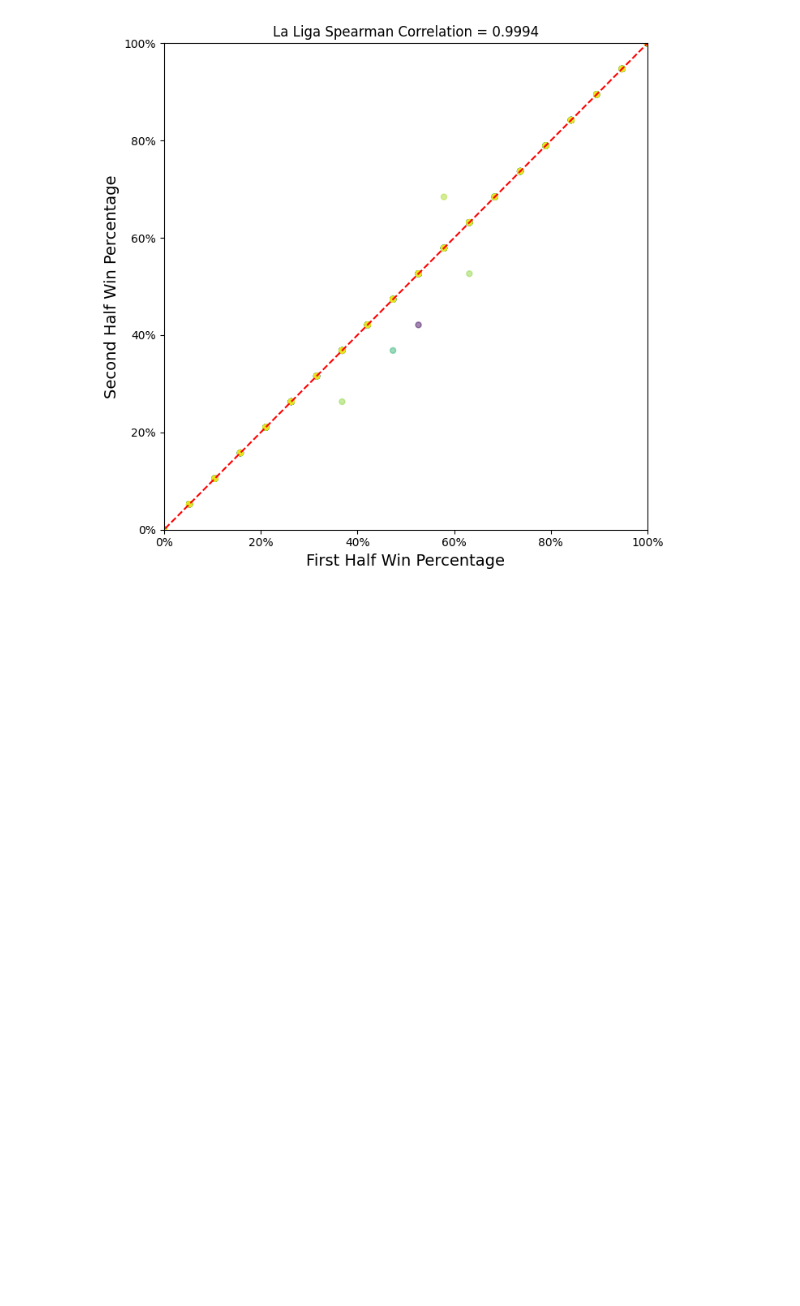
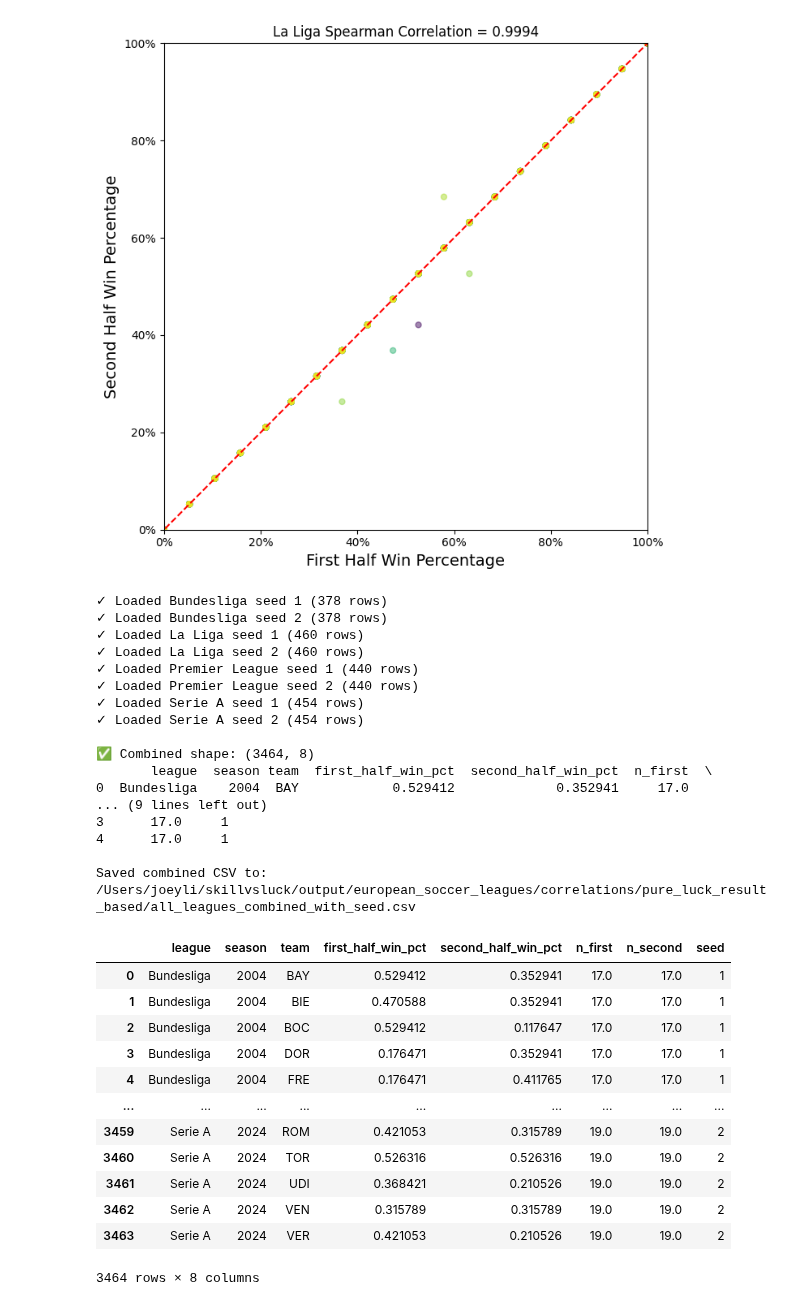
Before and after one commit to mikeyautorino2/skillvsluck, a Jupyter notebook: output/european_soccer_leagues/correlations/correlations.ipynb, the cells around one changed output. Drawn from its saved outputs; the diff is of its cells as text; code cells hidden in the pictures; blank space fills up the shorter version.

```diff
--- a/output/european_soccer_leagues/correlations/correlations.ipynb
+++ b/output/european_soccer_leagues/correlations/correlations.ipynb
@@ -211,3 +211,80 @@ for league in league_data:
 [figure]
 [figure]
 [figure]
+# %%
+import pandas as pd
+from pathlib import Path
+
+base_dir = Path("/Users/joeyli/skillvsluck/output/european_soccer_leagues/correlations/pure_luck_result_based")
+csv_files = sorted(base_dir.glob("*_seed_*.csv"))
+
+dfs = []
+
+for file in csv_files:
+    name_parts = file.stem.split("_")
+
+    # Extract league name (everything before "first")
+    if "first" in name_parts:
+        league_parts = name_parts[:name_parts.index("first")]
+    else:
+        league_parts = name_parts[:-2]  # fallback
+
+    league = " ".join(league_parts).title()
+
+    # ✅ Extract seed value
+    if "seed" in name_parts:
+        seed_index = name_parts.index("seed")
+        seed = int(name_parts[seed_index + 1])
+    else:
+        seed = None
+
+    # Load CSV and add metadata
+    df = pd.read_csv(file)
+    df["league"] = league
+    df["seed"] = seed
+
+    dfs.append(df)
+    print(f"✓ Loaded {league} seed {seed} ({len(df)} rows)")
+
+# Combine everything
+combined_df = pd.concat(dfs, ignore_index=True)
+
+print(f"\n✅ Combined shape: {combined_df.shape}")
+print(combined_df.head())
+
+# Optional: save
+output_path = base_dir / "all_leagues_combined_with_seed.csv"
+combined_df.to_csv(output_path, index=False)
+print(f"\nSaved combined CSV to: {output_path}")
+combined_df
+# %% [output]
+✓ Loaded Bundesliga seed 1 (378 rows)
+✓ Loaded Bundesliga seed 2 (378 rows)
+✓ Loaded La Liga seed 1 (460 rows)
+✓ Loaded La Liga seed 2 (460 rows)
+✓ Loaded Premier League seed 1 (440 rows)
+✓ Loaded Premier League seed 2 (440 rows)
+✓ Loaded Serie A seed 1 (454 rows)
+✓ Loaded Serie A seed 2 (454 rows)
+
+✅ Combined shape: (3464, 8)
+       league  season team  first_half_win_pct  second_half_win_pct  n_first  \
+0  Bundesliga    2004  BAY            0.529412             0.352941     17.0
+... (9 lines left out)
+3      17.0     1
+4      17.0     1
+
+Saved combined CSV to: /Users/joeyli/skillvsluck/output/european_soccer_leagues/correlations/pure_luck_result_based/all_leagues_combined_with_seed.csv
+|  | league | season | team | first_half_win_pct | second_half_win_pct | n_first | n_second | seed |
+| 0 | Bundesliga | 2004 | BAY | 0.529412 | 0.352941 | 17.0 | 17.0 | 1 |
+| 1 | Bundesliga | 2004 | BIE | 0.470588 | 0.352941 | 17.0 | 17.0 | 1 |
+| 2 | Bundesliga | 2004 | BOC | 0.529412 | 0.117647 | 17.0 | 17.0 | 1 |
+| 3 | Bundesliga | 2004 | DOR | 0.176471 | 0.352941 | 17.0 | 17.0 | 1 |
+| 4 | Bundesliga | 2004 | FRE | 0.176471 | 0.411765 | 17.0 | 17.0 | 1 |
+| ... | ... | ... | ... | ... | ... | ... | ... | ... |
+| 3459 | Serie A | 2024 | ROM | 0.421053 | 0.315789 | 19.0 | 19.0 | 2 |
+| 3460 | Serie A | 2024 | TOR | 0.526316 | 0.526316 | 19.0 | 19.0 | 2 |
+| 3461 | Serie A | 2024 | UDI | 0.368421 | 0.210526 | 19.0 | 19.0 | 2 |
+| 3462 | Serie A | 2024 | VEN | 0.315789 | 0.315789 | 19.0 | 19.0 | 2 |
+| 3463 | Serie A | 2024 | VER | 0.421053 | 0.210526 | 19.0 | 19.0 | 2 |
+3464 rows × 8 columns
```
Also changed, not shown: parts of 3 cells of this notebook, 9 other files.
